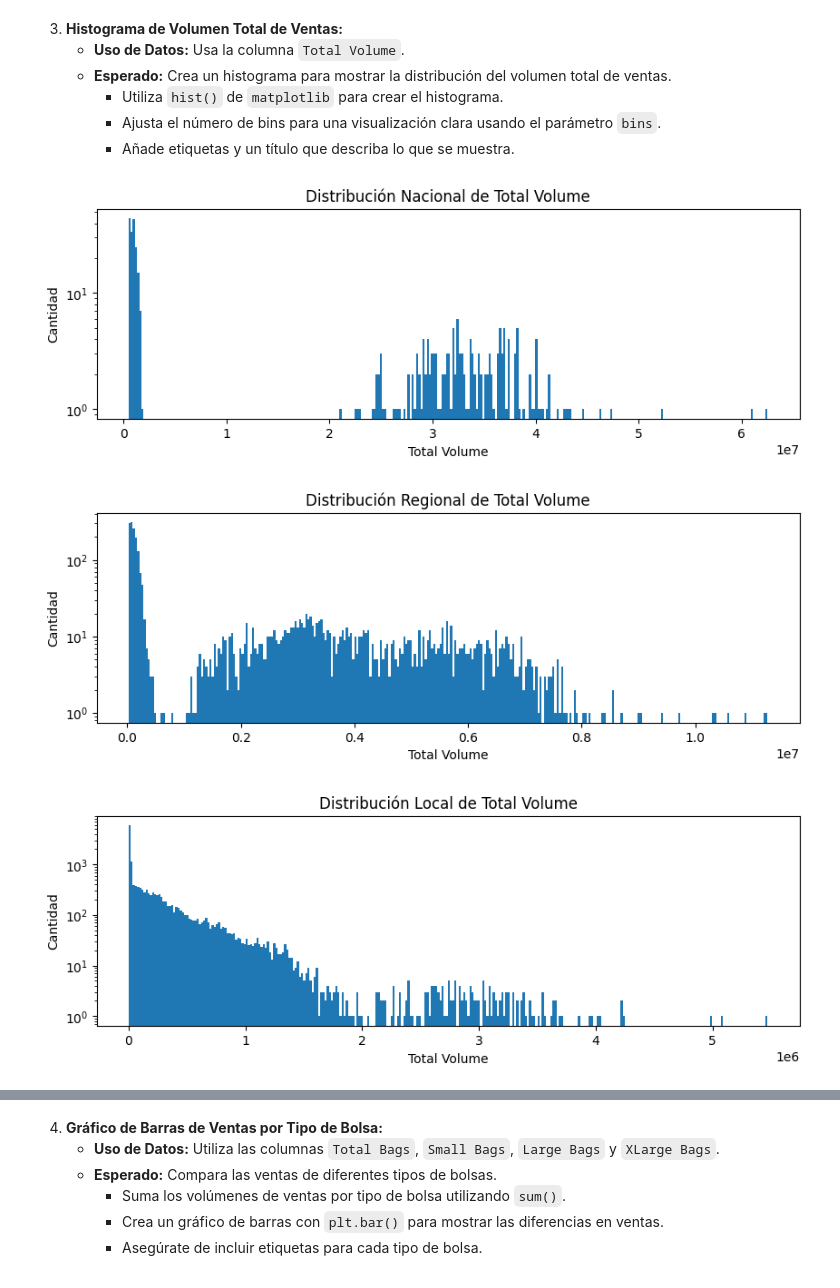
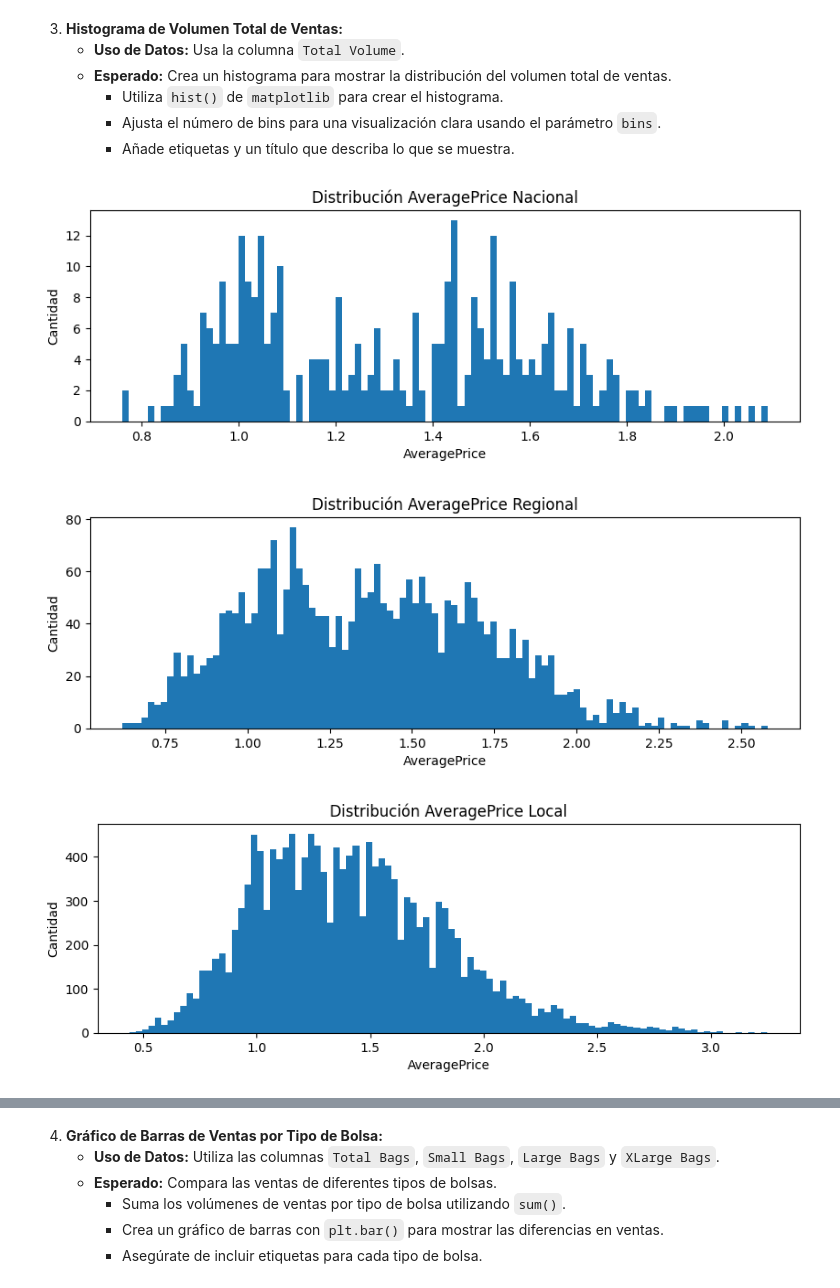
Before and after one commit to germanztz/data-science-uoc-avocado, a Jupyter notebook: german.ipynb, the cells around one changed output, grey strips where cells are left out. Saved outputs shown, nothing was run; the diff lists cells and outputs as text; code cells hidden in the pictures.

```diff
--- a/german.ipynb
+++ b/german.ipynb
@@ -119,12 +127,15 @@ memory usage: 1.9+ MB
 | std | 15.481045 | NaN | 0.402677 | 3.453545e+06 | 1.264989e+06 | 1.204120e+06 | 1.074641e+05 | ... |
 # %%
 print("Observación importante! Existen datasets solapados que alteran los análisis, Separamos los datos por tipo de region")
+
+avocado['Missing Volume'] = avocado['Total Volume'] - avocado['Small Volume'] - avocado['Large Volume'] - avocado['XLarge Volume']
+avocado['Missing Bags'] = (avocado['Total Bags'] - avocado['Small Bags'] - avocado['Large Bags'] - avocado['XLarge Bags']).astype(int)
+
 
 avocado['region_type'] = 'local_region'
 avocado.loc[avocado.region == 'TotalUS', 'region_type'] = 'wide_region'
 group = ['West', 'California', 'SouthCentral', 'Northeast', 'Southeast', 'GreatLakes', 'Midsouth', 'Plains']
 avocado.loc[avocado.region.isin(group), 'region_type'] = 'middle_region'
-
 avocado.groupby('region_type')['region'].count()
 
 avo_local = avocado.loc[avocado.region_type == 'local_region']
@@ -363,19 +386,22 @@ plt.show()
      - Ajusta el número de bins para una visualización clara usando el parámetro `bins`.
      - Añade etiquetas y un título que describa lo que se muestra.
 # %%
-def total_volume_dist(df, title):
+def total_volume_dist(df, field, title, log=True):
 
     plt.figure(figsize=(10, 3))
-    plt.title(title)
-    plt.xlabel("Total Volume")
+    plt.title(f'Distribución {field} {title}')
+    plt.xlabel(field)
     plt.ylabel("Cantidad")
-    plt.hist(df["Total Volume"], bins=300, log=True)
+    plt.hist(df[field], bins=100, log=log)
     plt.show()
 
-total_volume_dist(avo_wide, "Distribución Nacional de Total Volume")
-total_volume_dist(avo_middle, "Distribución Regional de Total Volume")
-total_volume_dist(avo_local, "Distribución Local de Total Volume")
+# total_volume_dist(avo_wide,"Total Volume", "Nacional", True)
+# total_volume_dist(avo_middle,"Total Volume", "Regional", True)
+# total_volume_dist(avo_local,"Total Volume", "Local", True)
+total_volume_dist(avo_wide,"AveragePrice", "Nacional", False)
+total_volume_dist(avo_middle,"AveragePrice", "Regional", False)
+total_volume_dist(avo_local,"AveragePrice", "Local", False)
 # %% [output]
-[figure, old version]
+[figure, new version]
-[figure, old version]
+[figure, new version]
-[figure, old version]
+[figure, new version]
```
Also changed, not shown: parts of 13 cells of this notebook, 2 other files.
